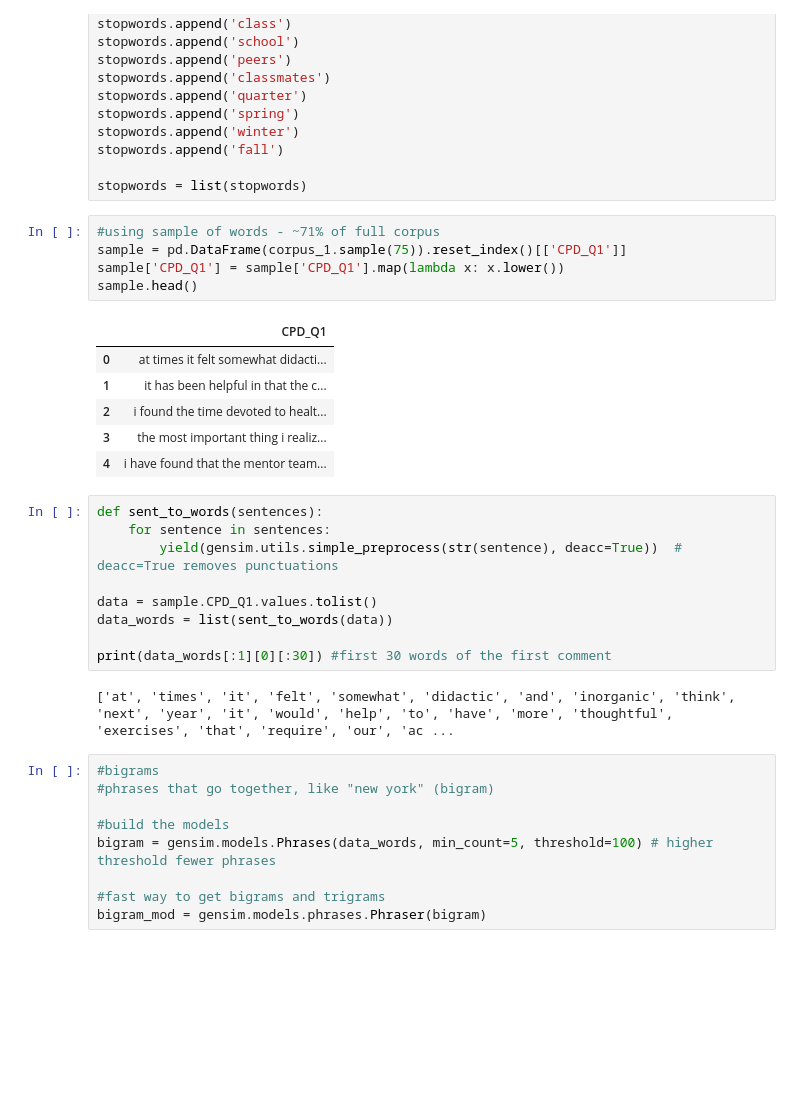
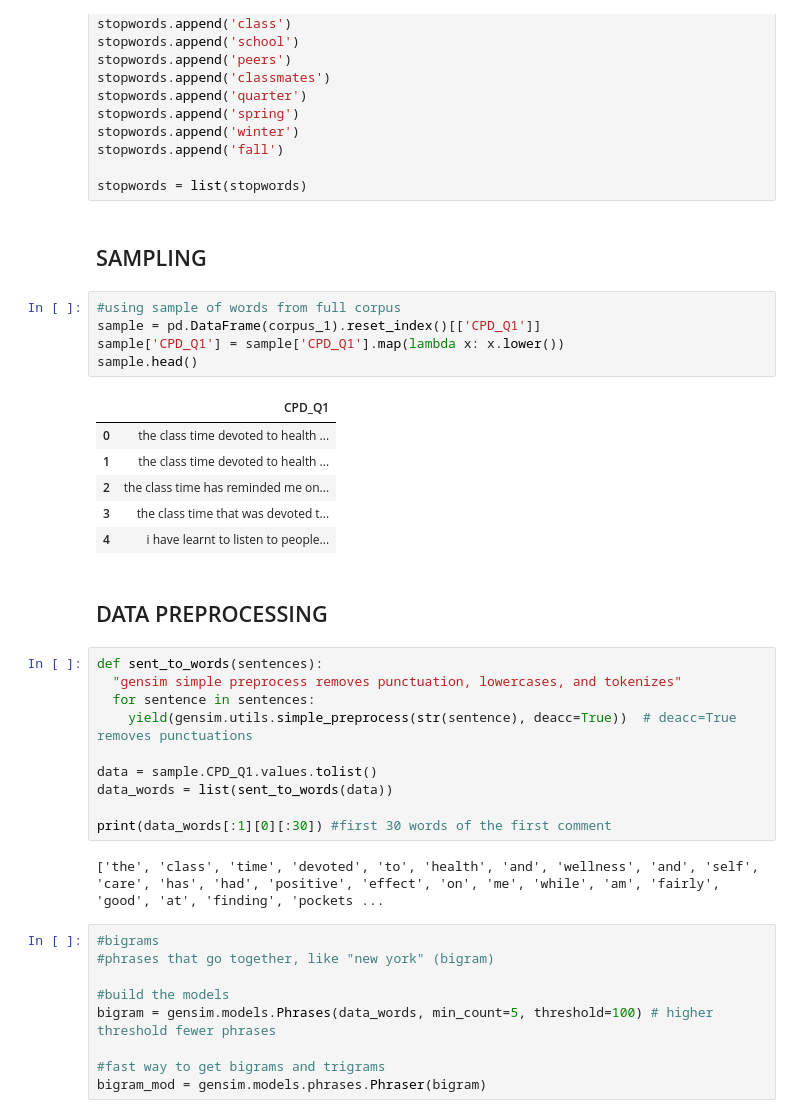
Before and after one commit to bellaachang/UW-Pharm-NLP, a Jupyter notebook: Bella_EDA.ipynb, the cells around one changed output. Saved outputs shown, nothing was run; the diff lists cells and outputs as text; blank space fills up the shorter version.

```diff
--- a/Bella_EDA.ipynb
+++ b/Bella_EDA.ipynb
@@ -82,29 +90,34 @@ stopwords.append('winter')
 stopwords.append('fall')
 
 stopwords = list(stopwords)
+# %% [markdown]
+## SAMPLING
 # %%
-#using sample of words - ~71% of full corpus
-sample = pd.DataFrame(corpus_1.sample(75)).reset_index()[['CPD_Q1']]
+#using sample of words from full corpus
+sample = pd.DataFrame(corpus_1).reset_index()[['CPD_Q1']]
 sample['CPD_Q1'] = sample['CPD_Q1'].map(lambda x: x.lower())
 sample.head()
 # %% [output]
 |  | CPD_Q1 |
-| 0 | at times it felt somewhat didacti... |
-| 1 | it has been helpful in that the c... |
-| 2 | i found the time devoted to healt... |
-| 3 | the most important thing i realiz... |
-| 4 | i have found that the mentor team... |
+| 0 | the class time devoted to health ... |
+| 1 | the class time devoted to health ... |
+| 2 | the class time has reminded me on... |
+| 3 | the class time that was devoted t... |
+| 4 | i have learnt to listen to people... |
+# %% [markdown]
+## DATA PREPROCESSING
 # %%
 def sent_to_words(sentences):
-    for sentence in sentences:
-        yield(gensim.utils.simple_preprocess(str(sentence), deacc=True))  # deacc=True removes punctuations
+  "gensim simple preprocess removes punctuation, lowercases, and tokenizes"
+  for sentence in sentences:
+    yield(gensim.utils.simple_preprocess(str(sentence), deacc=True))  # deacc=True removes punctuations
 
 data = sample.CPD_Q1.values.tolist()
 data_words = list(sent_to_words(data))
 
 print(data_words[:1][0][:30]) #first 30 words of the first comment
 # %% [output]
-['at', 'times', 'it', 'felt', 'somewhat', 'didactic', 'and', 'inorganic', 'think', 'next', 'year', 'it', 'would', 'help', 'to', 'have', 'more', 'thoughtful', 'exercises', 'that', 'require', 'our', 'ac ...
+['the', 'class', 'time', 'devoted', 'to', 'health', 'and', 'wellness', 'and', 'self', 'care', 'has', 'had', 'positive', 'effect', 'on', 'me', 'while', 'am', 'fairly', 'good', 'at', 'finding', 'pockets ...
 # %%
 #bigrams
 #phrases that go together, like "new york" (bigram)
```
Also changed, not shown: parts of 18 cells of this notebook.
